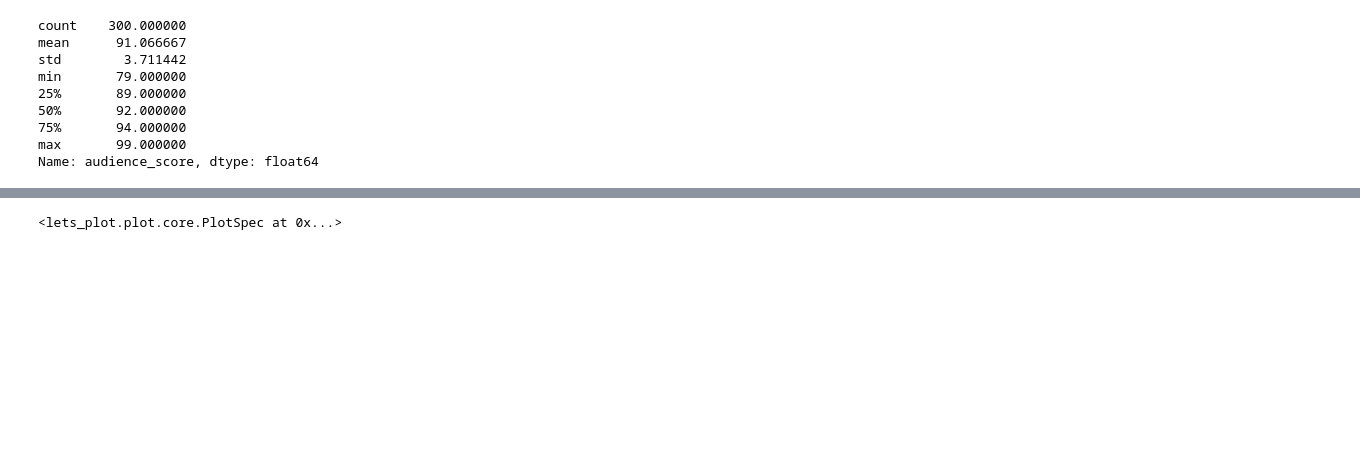
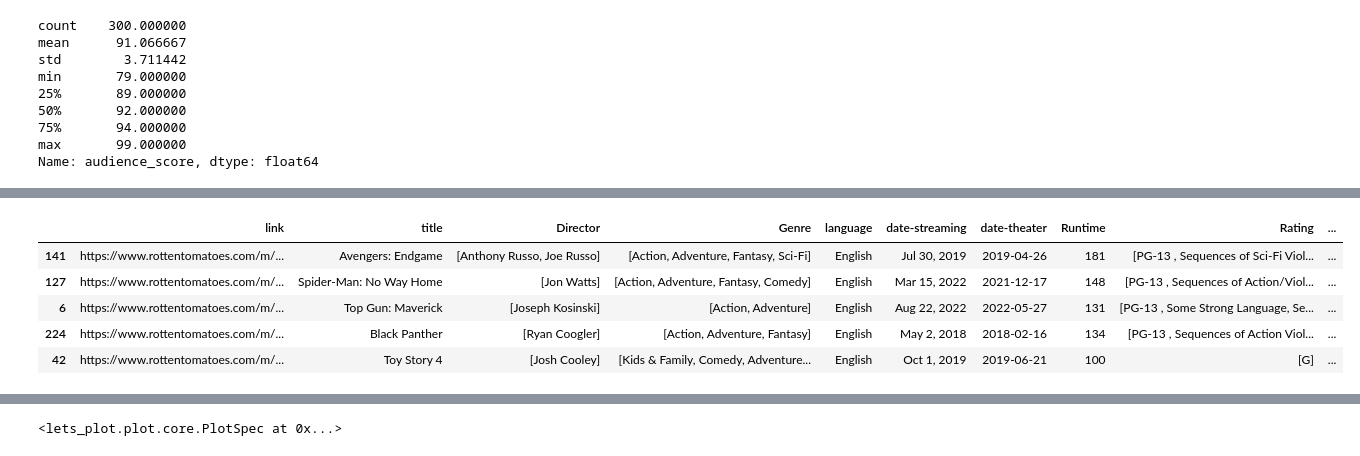
Before and after one commit to LSE-ME204/me204-2024-project-chodani, a Jupyter notebook: notebooks/NB03-EDA-and-Dataviz.ipynb, the cells around one changed output, grey strips where cells are left out. Cells and saved outputs as stored; diff of their text form; code cells hidden in the pictures; blank space fills up the shorter version.

```diff
--- a/notebooks/NB03-EDA-and-Dataviz.ipynb
+++ b/notebooks/NB03-EDA-and-Dataviz.ipynb
@@ -139,0 +189,9 @@ Name: audience_score, dtype: float64
+# %%
+top_df.sort_values(by=['revenue'], ascending=False).head()
+# %% [output]
+|  | link | title | Director | Genre | language | date-streaming | date-theater | Runtime | Rating | ... |
+| 141 | https://www.rottentomatoes.com/m/... | Avengers: Endgame | [Anthony Russo, Joe Russo] | [Action, Adventure, Fantasy, Sci-Fi] | English | Jul 30, 2019 | 2019-04-26 | 181 | [PG-13 , Sequences of Sci-Fi Viol... | ... |
+| 127 | https://www.rottentomatoes.com/m/... | Spider-Man: No Way Home | [Jon Watts] | [Action, Adventure, Fantasy, Comedy] | English | Mar 15, 2022 | 2021-12-17 | 148 | [PG-13 , Sequences of Action/Viol... | ... |
+| 6 | https://www.rottentomatoes.com/m/... | Top Gun: Maverick | [Joseph Kosinski] | [Action, Adventure] | English | Aug 22, 2022 | 2022-05-27 | 131 | [PG-13 , Some Strong Language, Se... | ... |
+| 224 | https://www.rottentomatoes.com/m/... | Black Panther | [Ryan Coogler] | [Action, Adventure, Fantasy] | English | May 2, 2018 | 2018-02-16 | 134 | [PG-13 , Sequences of Action Viol... | ... |
+| 42 | https://www.rottentomatoes.com/m/... | Toy Story 4 | [Josh Cooley] | [Kids & Family, Comedy, Adventure... | English | Oct 1, 2019 | 2019-06-21 | 100 | [G] | ... |
```
Also changed, not shown: parts of 21 cells of this notebook, 1 other file.
